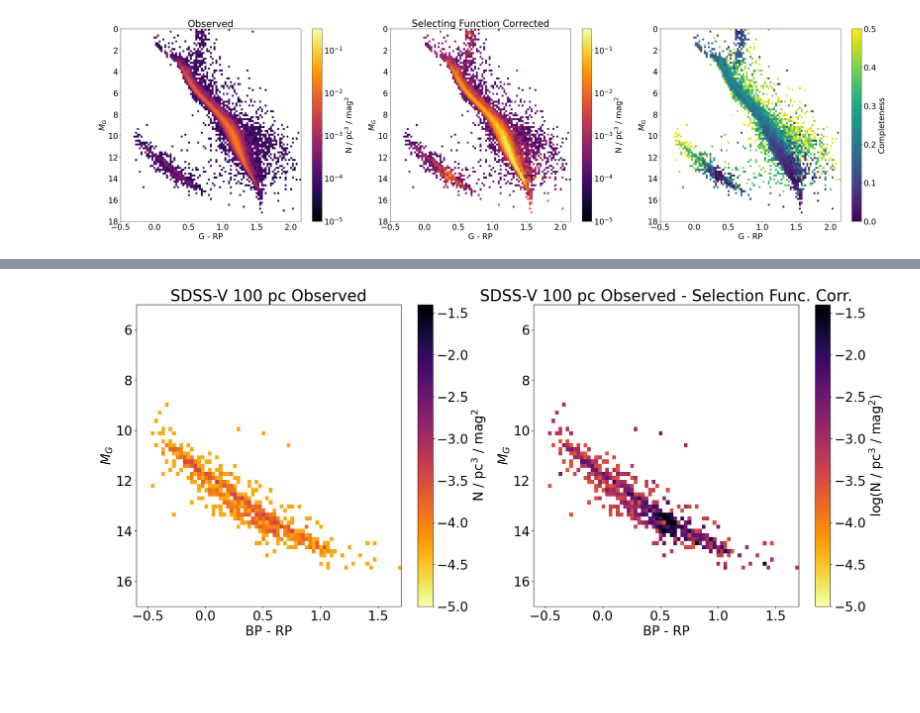
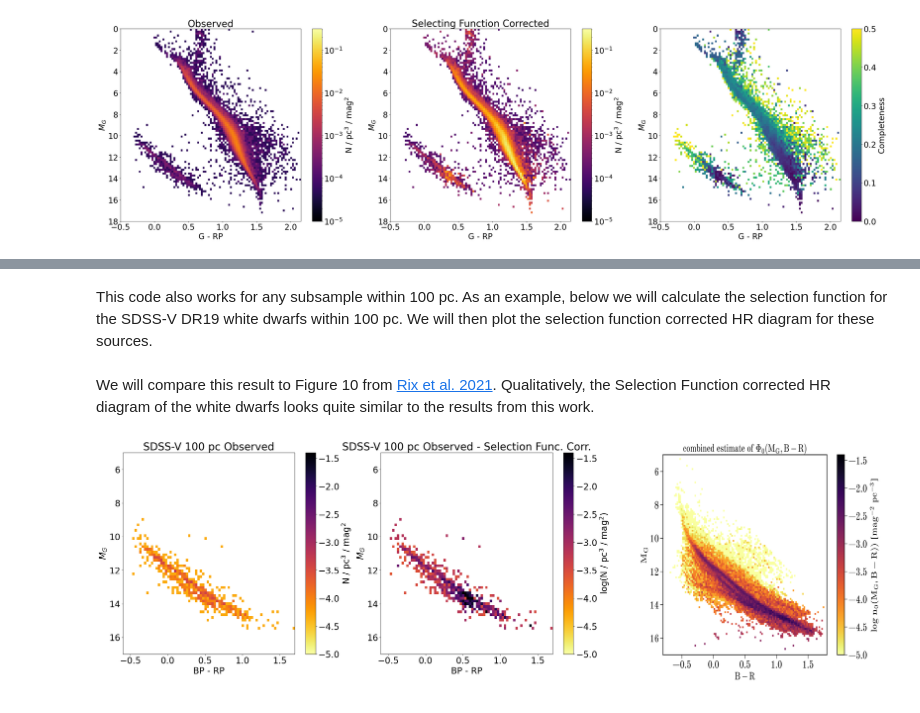
Before and after one commit to imedan/snc_sf, a Jupyter notebook: notebooks/DR19_example.ipynb, the cells around one changed output, grey strips where cells are left out. Cells and saved outputs as stored; diff of their text form; code cells hidden in the pictures; blank space fills up the shorter version.

Commit message:
add markdown to noteboook examples

```diff
--- a/notebooks/DR19_example.ipynb
+++ b/notebooks/DR19_example.ipynb
@@ -207,3 +241,5 @@ plt.show()
+# %% [markdown]
+This code also works for any subsample within 100 pc. As an example, below we will calculate the selection function for the SDSS-V DR19 white dwarfs within 100 pc. We will then plot the selection function corrected HR diagram for these sources.
 # %%
 wdsf = SNCSelectionFunction('../../obs_100pc_wd_dr19.csv')
 wdsf.sample_posterior(1000)
@@ -232,27 +268,40 @@ MG_data = wdsf.data.filter(filt).select(data_expr[1]).to_numpy().reshape((-1, ))
 
 N = HR_diagram(np.zeros(len(MG_data)) + 1 / (4/3 * np.pi * 100 ** 3),
                GRP_data, MG_data, G_RPbins, MG_bins)
+# %% [markdown]
+We will compare this result to Figure 10 from [Rix et al. 2021](https://iopscience.iop.org/article/10.3847/1538-3881/ac0c13).
+ Qualitatively, the Selection Function corrected HR diagram of the white
+ dwarfs looks quite similar to the results from this work.
 # %%
-f, (ax1, ax2) = plt.subplots(1, 2, figsize=(24, 10))
+import matplotlib.image as mpimg
+
+f, (ax1, ax2, ax3) = plt.subplots(1, 3, figsize=(36, 10))
 
 dens = ax1.imshow(np.log10(N.T), origin='lower',
                   extent=(G_RPbins.min(), G_RPbins.max(), MG_bins.min(), MG_bins.max()),
                    aspect='auto', cmap='inferno_r', vmin=-5, vmax=-1.4)
 ax1.invert_yaxis()
 plt.colorbar(dens, ax=ax1, label=r'N / pc$^3$ / mag$^2$')
 ax1.set_title('SDSS-V 100 pc Observed')
 ax1.set_xlabel('BP - RP')
 ax1.set_ylabel(r'$M_G$')
 
 dens = ax2.imshow(np.log10(np.nanmedian(N_boot, axis=0).T), origin='lower',
                   extent=(G_RPbins.min(), G_RPbins.max(), MG_bins.min(), MG_bins.max()),
                    aspect='auto', cmap='inferno_r', vmin=-5, vmax=-1.4)
 ax2.invert_yaxis()
 plt.colorbar(dens, ax=ax2, label=r'log(N / pc$^3$ / mag$^2$)')
 ax2.set_title('SDSS-V 100 pc Observed - Selection Func. Corr.')
 ax2.set_xlabel('BP - RP')
 ax2.set_ylabel(r'$M_G$')
 
+pos = ax3.get_position()
+ax3.set_position([pos.x0, pos.y0-0.15, pos.width*1.15, pos.height*1.25])
+image = mpimg.imread('HW_WD_sf.png')
+ax3.imshow(image, aspect='auto')
+ax3.axis('off')
+
+
 plt.show()
 # %% [output]
-[figure, old version]
+[figure, new version]
```
Also changed, not shown: parts of 12 cells of this notebook, 6 other files.
